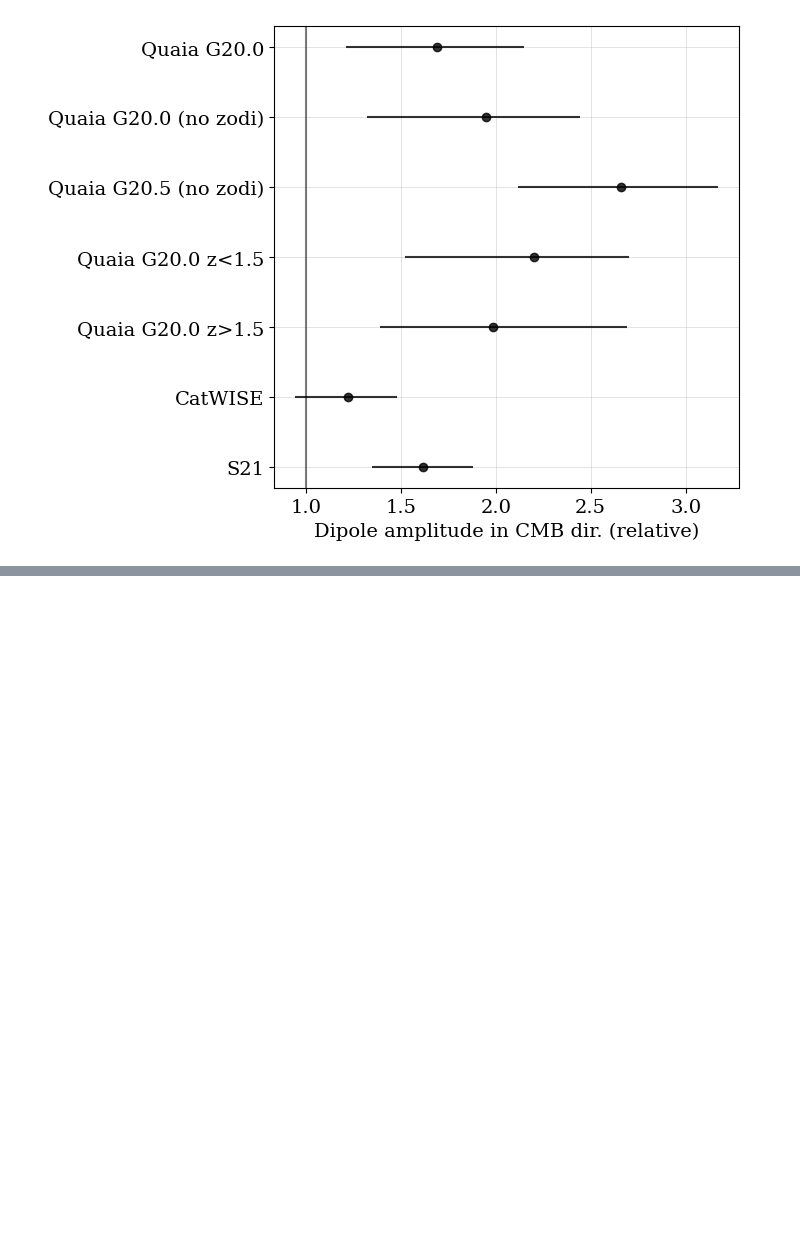
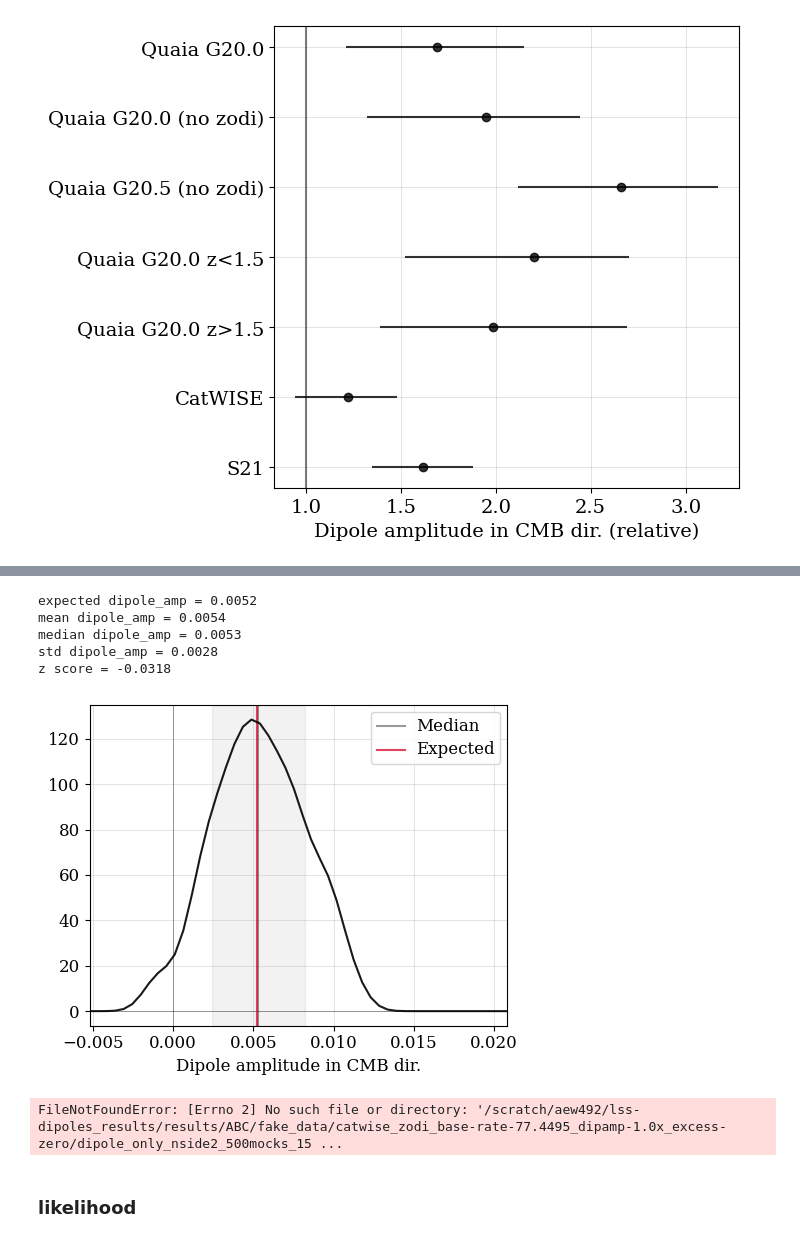
Before and after one commit to abbyw24/lss-dipoles, a Jupyter notebook: notebooks/paper_plots.ipynb, the cells around one changed output, grey strips where cells are left out. Drawn from its saved outputs; the diff is of its cells as text; code cells hidden in the pictures; blank space fills up the shorter version.

```diff
--- a/notebooks/paper_plots.ipynb
+++ b/notebooks/paper_plots.ipynb
@@ -1259,0 +751,25 @@ for text in sp.ax.findobj(): # match=plt.Text
+# %%
+# Quaia G20.0 with excess power: log excess = -5.0, kinematic dipole + shot noise
+sample_name = 'quaia_G20.0_zodi'
+q, relamp, z, res, ax = get_abc_results_dipole_only(os.path.join(resdir,
+                            f'ABC/fake_data/{sample_name}_base-rate-{base_rate_quaia:.4f}_dipamp-1.0x_excess--5.0',
+                                                                 f'dipole_only_nside{nside}_500mocks_15iters',
+                                                                 f'QuantileEpsilon_alpha-0.5/results.npy'))
+# %% [output]
+expected dipole_amp = 0.0052
+mean dipole_amp = 0.0054
+median dipole_amp = 0.0053
+std dipole_amp = 0.0028
+z score = -0.0318
+[figure, added]
+# %%
+# ideal Quaia G20.0: kinematic dipole + shot noise (no excess power)
+sample_name = 'catwise_zodi'
+q, relamp, z, res, ax = get_abc_results_dipole_only(os.path.join(resdir,
+                            f'ABC/fake_data/{sample_name}_base-rate-{base_rate_catwise:.4f}_dipamp-1.0x_excess-zero',
+                                                                 f'dipole_only_nside{nside}_500mocks_15iters',
+                                                                 f'QuantileEpsilon_alpha-0.5/results.npy'))
+# %% [output]
+FileNotFoundError: [Errno 2] No such file or directory: '/scratch/aew492/lss-dipoles_results/results/ABC/fake_data/catwise_zodi_base-rate-77.4495_dipamp-1.0x_excess-zero/dipole_only_nside2_500mocks_15 ...
+# %% [markdown]
+### likelihood
```
Also changed, not shown: parts of 36 cells of this notebook, 1 other file.
